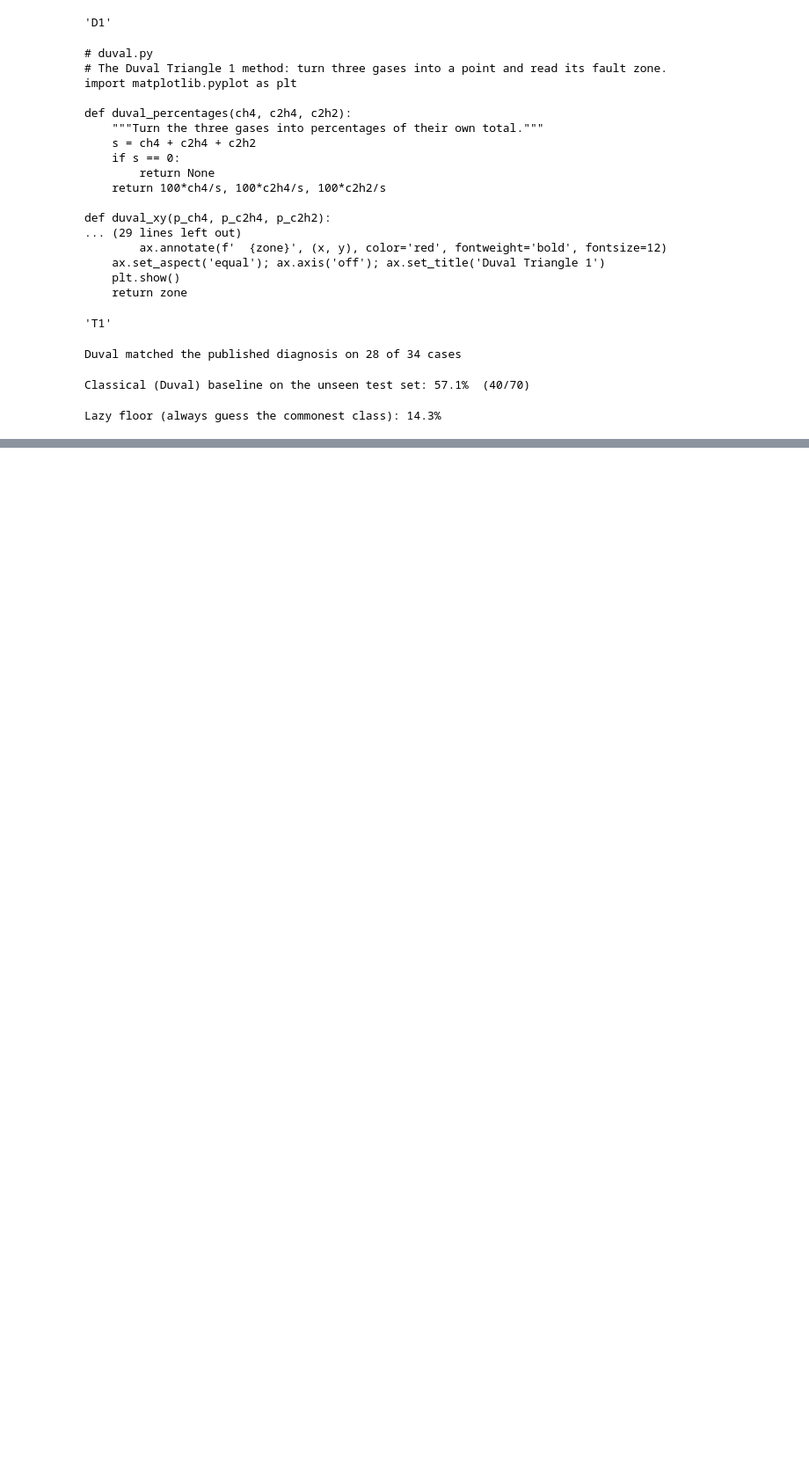
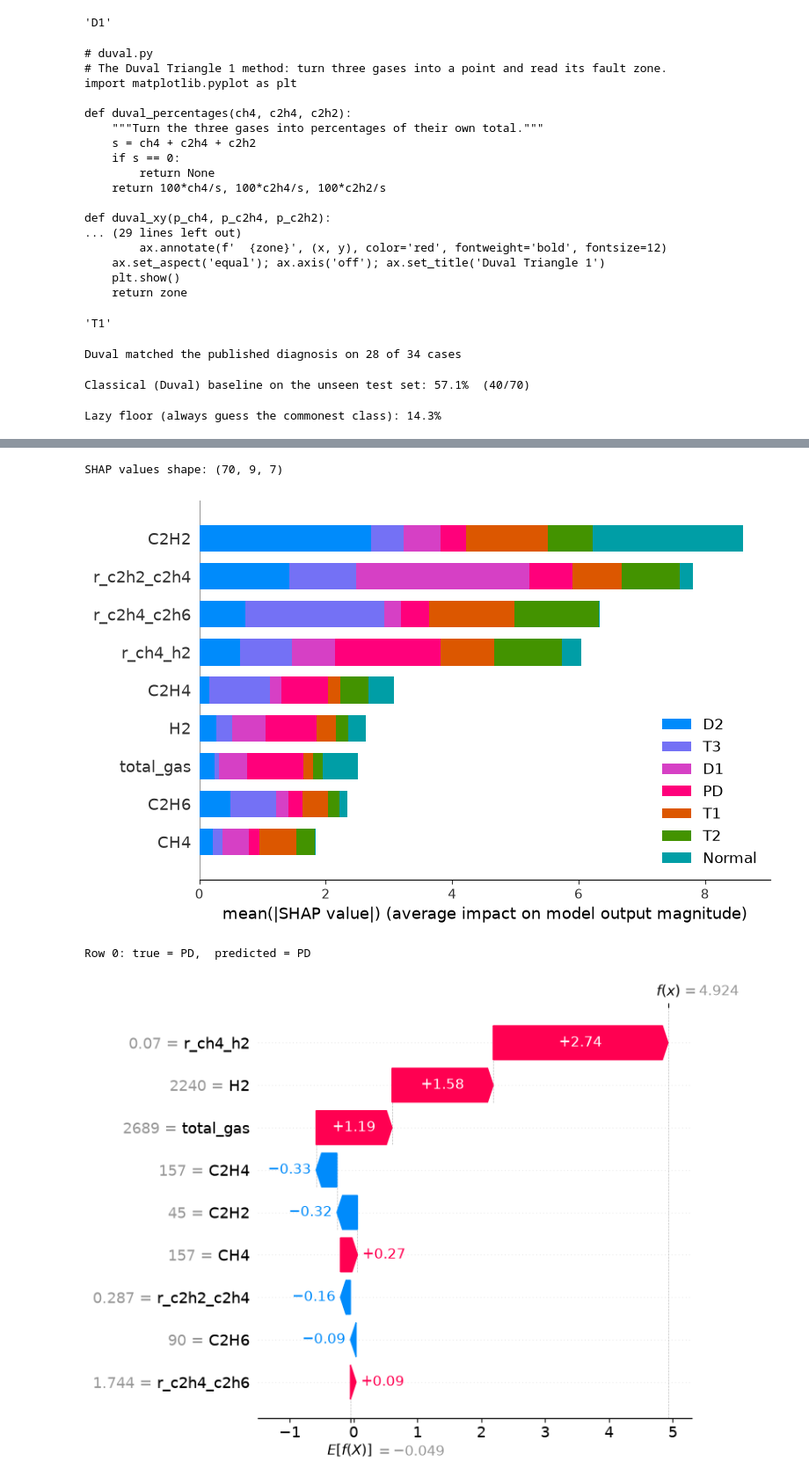
Before and after one commit to AR0714/transformer-health-dga, a Jupyter notebook: notebooks/01_load_and_look.ipynb, the cells around one changed output, grey strips where cells are left out. Shown at 88% size. Saved outputs shown, nothing was run; the diff lists cells and outputs as text; code cells hidden in the pictures; blank space fills up the shorter version.

```diff
--- a/notebooks/01_load_and_look.ipynb
+++ b/notebooks/01_load_and_look.ipynb
@@ -195,0 +413,33 @@ Lazy floor (always guess the commonest class): 14.3%
+# %%
+# === STEP 20 — SHAP explanations ===
+import shap, numpy as np, matplotlib.pyplot as plt
+
+names = ['Normal','PD','D1','D2','T1','T2','T3']
+
+# 1) explain the XGBoost you already trained on X, y
+explainer = shap.TreeExplainer(xgb)
+sv = explainer(X_test)                       # sv.values shape = (rows, features, classes)
+print("SHAP values shape:", sv.values.shape) # -> (70, 9, 7)
+
+# 2) OVERALL importance — which gases matter, broken down by fault type
+per_class = [sv.values[:, :, c] for c in range(len(names))]
+shap.summary_plot(per_class, X_test, plot_type="bar", class_names=names, show=False)
+plt.tight_layout(); plt.savefig("../reports/shap_summary.png", dpi=150, bbox_inches="tight")
+plt.show()
+
+# 3) explain ONE prediction (change i to inspect any test transformer)
+i = 0
+pred = int(xgb.predict(X_test.iloc[[i]])[0])
+print(f"Row {i}: true = {names[int(y_test.iloc[i])]},  predicted = {names[pred]}")
+expl = shap.Explanation(values=sv.values[i, :, pred],
+                        base_values=sv.base_values[i, pred],
+                        data=X_test.iloc[i].values,
+                        feature_names=list(X_test.columns))
+shap.plots.waterfall(expl, show=False)
+plt.tight_layout(); plt.savefig("../reports/shap_waterfall.png", dpi=150, bbox_inches="tight")
+plt.show()
+# %% [output]
+SHAP values shape: (70, 9, 7)
+[figure, added]
+Row 0: true = PD,  predicted = PD
+[figure, added]
```
Also changed, not shown: parts of 14 cells of this notebook, 7 other files.
